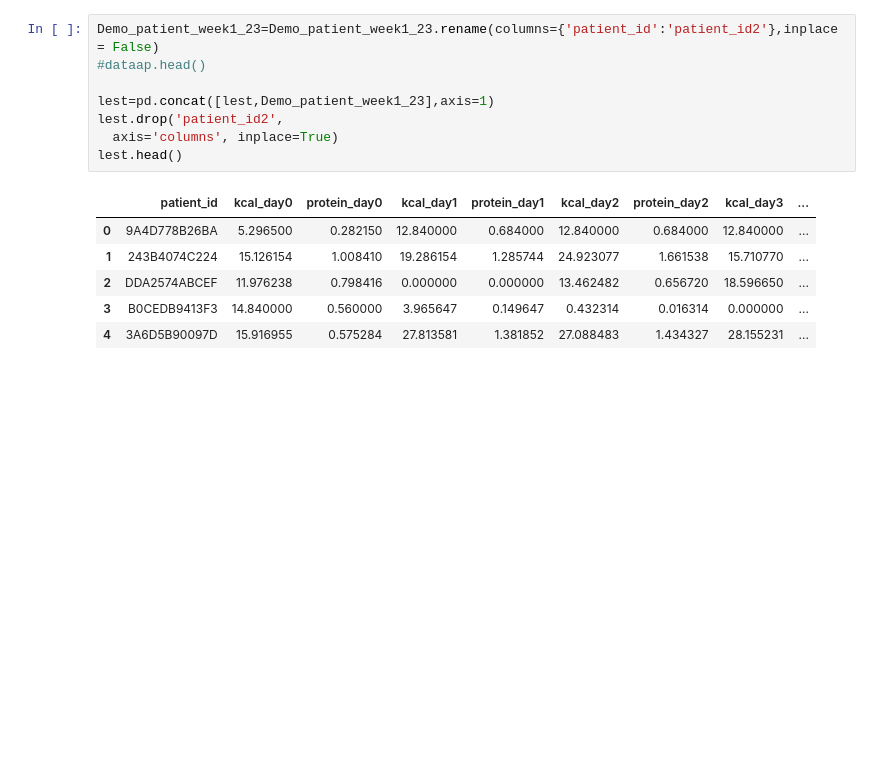
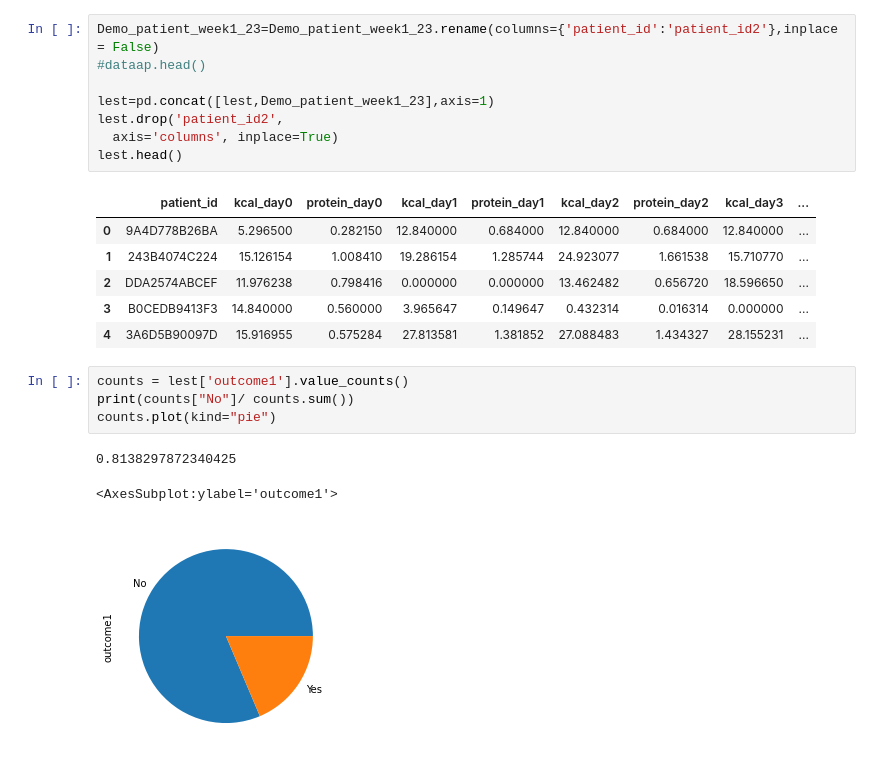
Before and after one commit to dvirs12345/Final-project, a Jupyter notebook: Hazana/plotprotien.ipynb, the cells around one changed output. Drawn from its saved outputs; the diff is of its cells as text; blank space fills up the shorter version.

```diff
--- a/Hazana/plotprotien.ipynb
+++ b/Hazana/plotprotien.ipynb
@@ -77,6 +80,14 @@ lest.head()
 | 2 | DDA2574ABCEF | 11.976238 | 0.798416 | 0.000000 | 0.000000 | 13.462482 | 0.656720 | 18.596650 | ... |
 | 3 | B0CEDB9413F3 | 14.840000 | 0.560000 | 3.965647 | 0.149647 | 0.432314 | 0.016314 | 0.000000 | ... |
 | 4 | 3A6D5B90097D | 15.916955 | 0.575284 | 27.813581 | 1.381852 | 27.088483 | 1.434327 | 28.155231 | ... |
+# %%
+counts = lest['outcome1'].value_counts()
+print(counts["No"]/ counts.sum())
+counts.plot(kind="pie")
+# %% [output]
+0.8138297872340425
+<AxesSubplot:ylabel='outcome1'>
+[figure, added]
 # %%
 lest=lest.dropna(how='all')
 lest2=lest.loc[:, ::2]
```
Also changed, not shown: parts of 29 cells of this notebook, 1 other file.
